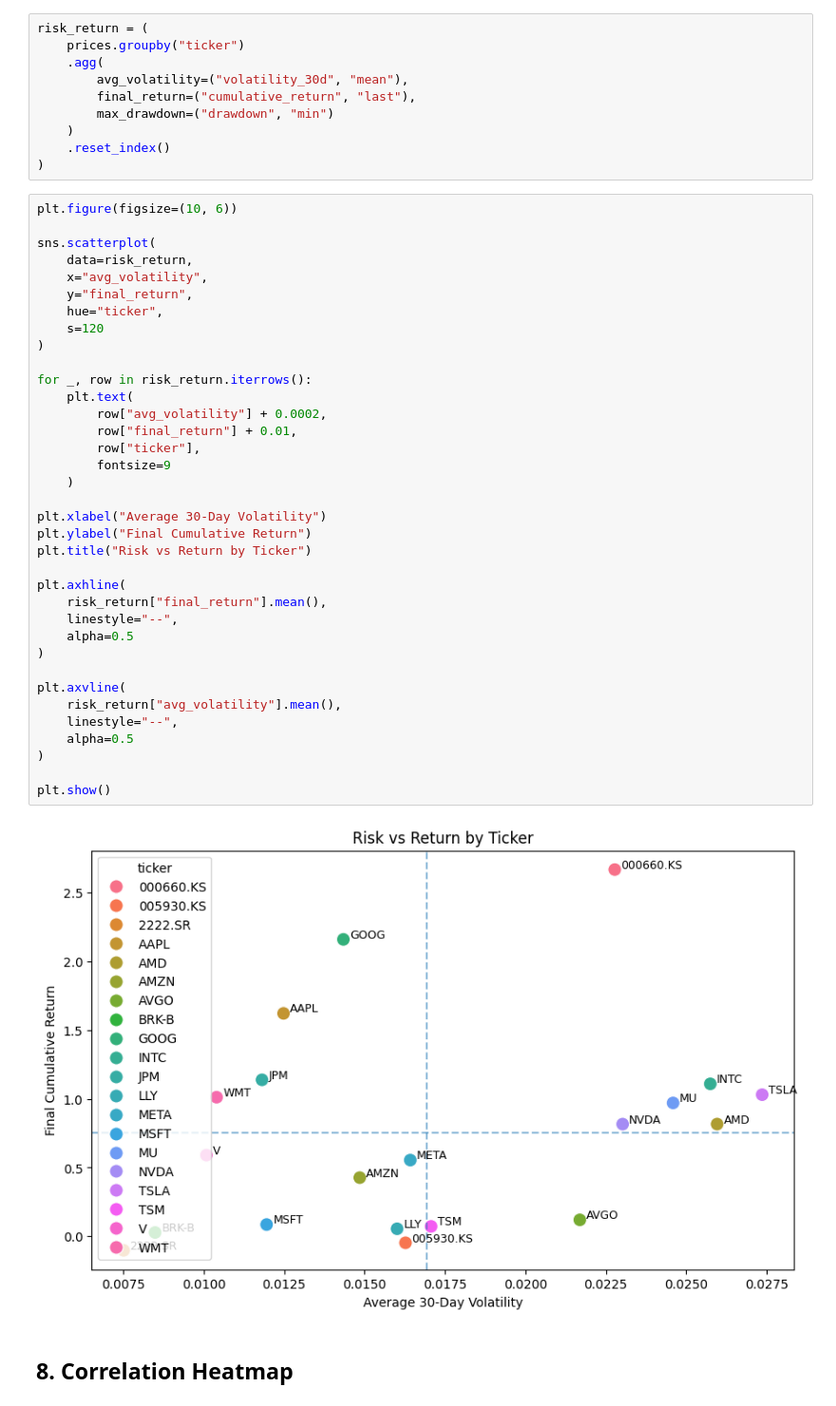
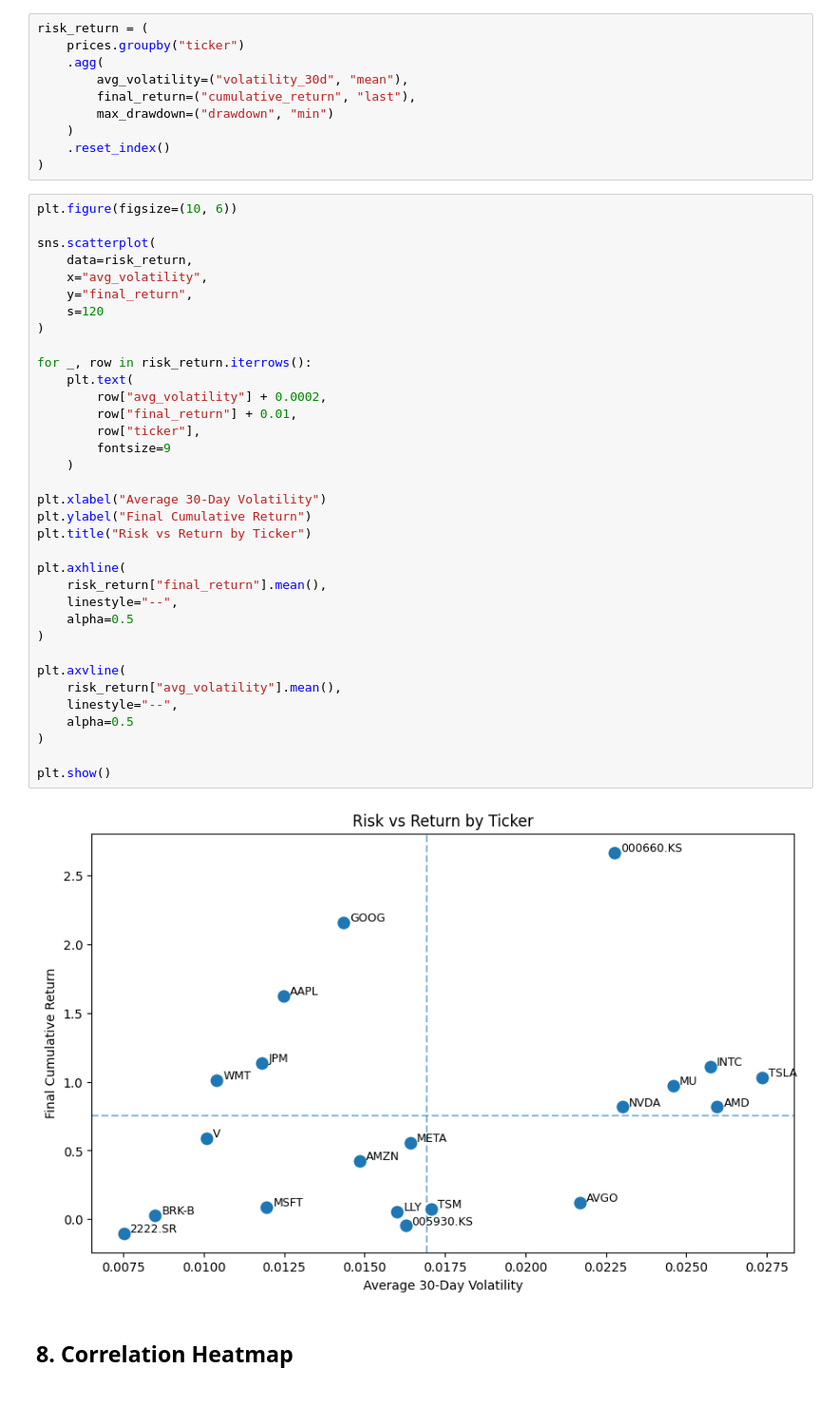
Before and after one commit to EltonSilva97/Automated-Data-Pipeline-for-Financial-Data, a Jupyter notebook: notebooks/02_analysis_overview.ipynb, the cells around one changed output. Shown at 95% size. Saved outputs shown, nothing was run; the diff lists cells and outputs as text.

```diff
--- a/notebooks/02_analysis_overview.ipynb
+++ b/notebooks/02_analysis_overview.ipynb
@@ -134,37 +155,36 @@ sns.scatterplot(
     data=risk_return,
     x="avg_volatility",
     y="final_return",
-    hue="ticker",
     s=120
 )
 
 for _, row in risk_return.iterrows():
     plt.text(
         row["avg_volatility"] + 0.0002,
         row["final_return"] + 0.01,
         row["ticker"],
         fontsize=9
     )
 
 plt.xlabel("Average 30-Day Volatility")
 plt.ylabel("Final Cumulative Return")
 plt.title("Risk vs Return by Ticker")
 
 plt.axhline(
     risk_return["final_return"].mean(),
     linestyle="--",
     alpha=0.5
 )
 
 plt.axvline(
     risk_return["avg_volatility"].mean(),
     linestyle="--",
     alpha=0.5
 )
 
 plt.show()
 # %% [output]
-[figure, old version]
+[figure, new version]
 # %% [markdown]
 ## 8. Correlation Heatmap
 # %%
```
Also changed, not shown: parts of 11 cells of this notebook, 1 other file.
